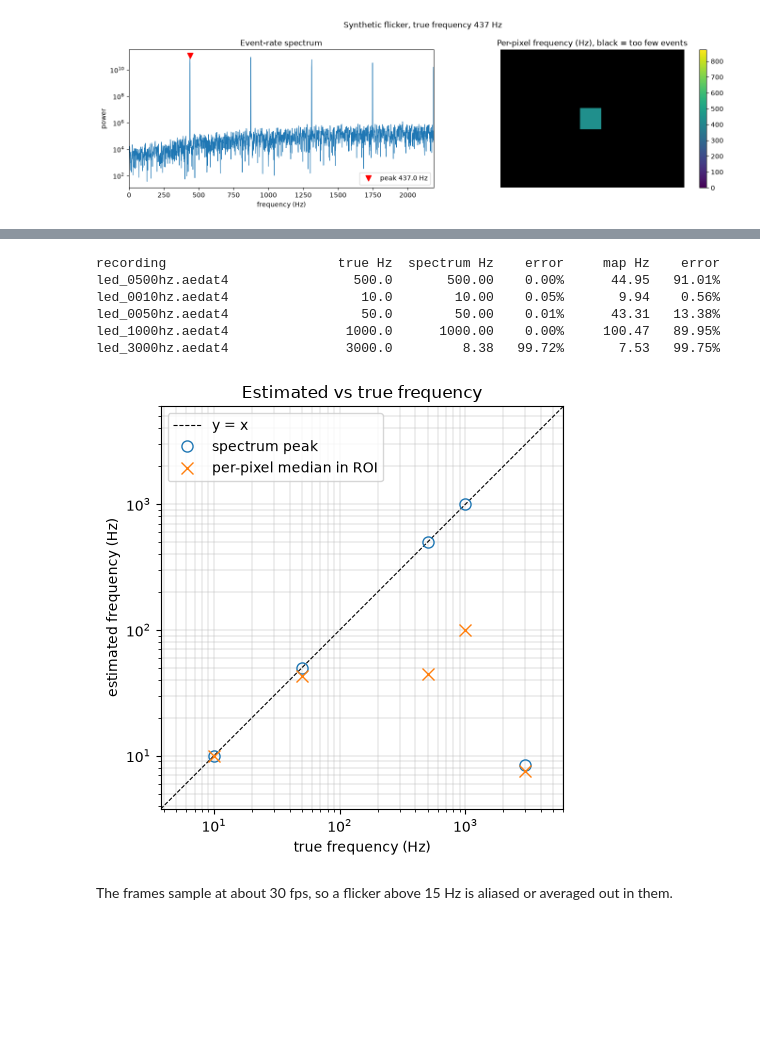
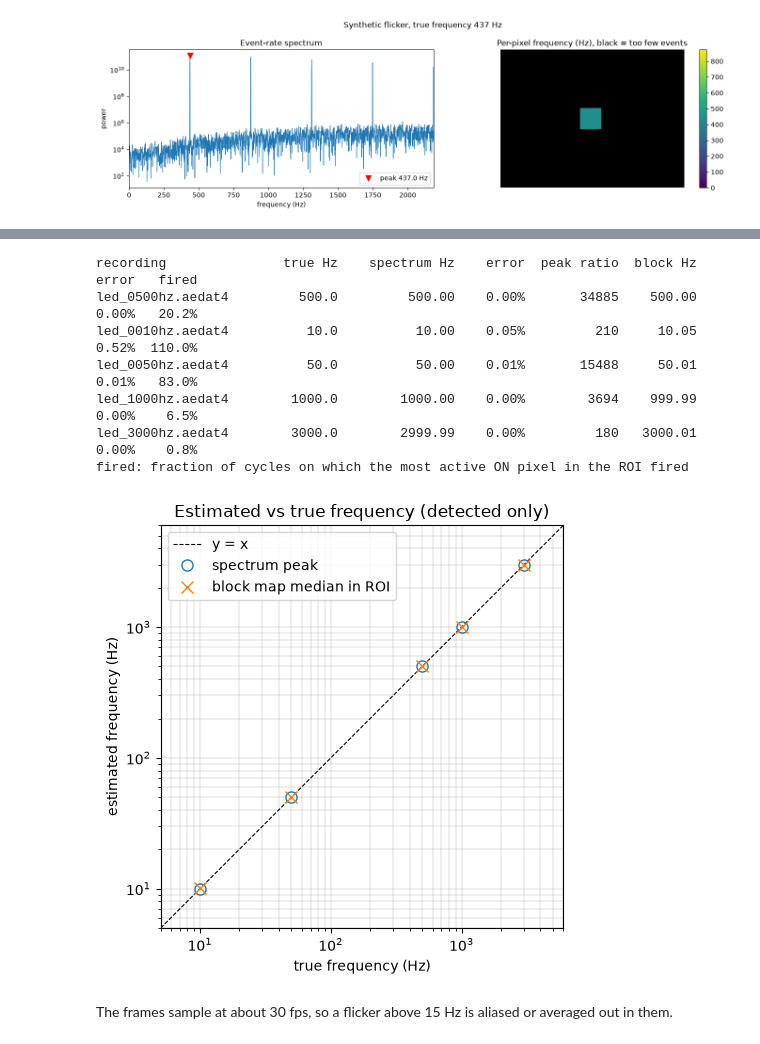
Before and after one commit to allusson/event-perception, a Jupyter notebook: notebooks/04_frequency_estimation.ipynb, the cells around one changed output, grey strips where cells are left out. Saved outputs shown, nothing was run; the diff lists cells and outputs as text; code cells hidden in the pictures; blank space fills up the shorter version.

```diff
--- a/notebooks/04_frequency_estimation.ipynb
+++ b/notebooks/04_frequency_estimation.ipynb
@@ -93,9 +121,11 @@ RECORDINGS = {                 # path -> true frequency in Hz (None if unknown)
 }
 EVENTS_PER_CYCLE = 1    # LED: 1 flash per cycle. A propeller would use its blade count.
 ROI = "auto"            # "auto", None (whole frame) or (x0, y0, x1, y1)
+ROI_OVERRIDE = {}       # path -> (x0, y0, x1, y1); used instead of ROI for that recording
 T_START_S, WINDOW_S = 0.5, 2.0
 POLARITY = 1            # 1 = ON events only
 BIN_US = 50             # event-rate bin; Nyquist = 1 / (2 * BIN_US) = 10 kHz
+BLOCK = 10              # tile side of the block frequency map, pixels
 # %%
 def rel_err(f, f_true):
     return abs(f - f_true) / f_true if f_true else np.nan
@@ -171,34 +234,41 @@ data/led_data/led_3000hz.aedat4: 48,897 events in 2.00 s, sensor 346x260, ROI (9
 # %%
 if not results:
     print("SKIPPED: no recording found.")
 else:
-    print(f"{'recording':<28}{'true Hz':>10}{'spectrum Hz':>13}{'error':>9}{'map Hz':>11}{'error':>9}")
+    print(f"{'recording':<22}{'true Hz':>9}{'spectrum Hz':>15}{'error':>9}{'peak ratio':>12}{'block Hz':>10}{'error':>9}{'fired':>8}")
     for r in results:
         true = "-" if r["true"] is None else f"{r['true']:.1f}"
-        print(f"{os.path.basename(r['path']):<28}{true:>10}{r['spectrum']:>13.2f}{rel_err(r['spectrum'], r['true']):>9.2%}"
-              f"{r['map']:>11.2f}{rel_err(r['map'], r['true']):>9.2%}")
+        spec = f"{r['spectrum']:.2f}" if np.isfinite(r["spectrum"]) else "not detected"
+        err = f"{rel_err(r['spectrum'], r['true']):.2%}" if np.isfinite(r["spectrum"]) else "-"
+        block = f"{r['block']:.2f}" if np.isfinite(r["block"]) else "-"
+        berr = f"{rel_err(r['block'], r['true']):.2%}" if np.isfinite(r["block"]) else "-"
+        fired = f"{r['fired']:.1%}" if np.isfinite(r["fired"]) else "-"
+        print(f"{os.path.basename(r['path']):<22}{true:>9}{spec:>15}{err:>9}{r['ratio']:>12.0f}{block:>10}{berr:>9}{fired:>8}")
+    print("fired: fraction of cycles on which the most active ON pixel in the ROI fired")
 
     known = [r for r in results if r["true"]]
-    if known:
-        true = np.array([r["true"] for r in known], dtype=float)
-        vals = np.r_[true, [v for r in known for v in (r["spectrum"], r["map"]) if np.isfinite(v)]]
+    spec = [r for r in known if np.isfinite(r["spectrum"])]
+    block = [r for r in known if np.isfinite(r["block"])]
+    if spec or block:
+        vals = np.array([r["true"] for r in spec + block] + [r["spectrum"] for r in spec] + [r["block"] for r in block])
         lim = [0.5 * vals.min(), 2 * vals.max()]
         fig, ax = plt.subplots(figsize=(5.5, 5))
         ax.loglog(lim, lim, "k--", lw=0.8, label="y = x")
-        ax.loglog(true, [r["spectrum"] for r in known], "o", ms=8, mfc="none", label="spectrum peak")
-        ax.loglog(true, [r["map"] for r in known], "x", ms=8, label="per-pixel median in ROI")
+        ax.loglog([r["true"] for r in spec], [r["spectrum"] for r in spec], "o", ms=8, mfc="none", label="spectrum peak")
+        ax.loglog([r["true"] for r in block], [r["block"] for r in block], "x", ms=8, label="block map median in ROI")
         ax.set_xlim(lim); ax.set_ylim(lim); ax.set_aspect("equal")
         ax.set_xlabel("true frequency (Hz)"); ax.set_ylabel("estimated frequency (Hz)")
-        ax.set_title("Estimated vs true frequency"); ax.legend(); ax.grid(True, which="both", lw=0.3)
+        ax.set_title("Estimated vs true frequency (detected only)"); ax.legend(); ax.grid(True, which="both", lw=0.3)
         plt.tight_layout(); plt.show()
 # %% [output]
-recording                      true Hz  spectrum Hz    error     map Hz    error
-led_0500hz.aedat4                500.0       500.00    0.00%      44.95   91.01%
-led_0010hz.aedat4                 10.0        10.00    0.05%       9.94    0.56%
-led_0050hz.aedat4                 50.0        50.00    0.01%      43.31   13.38%
-led_1000hz.aedat4               1000.0      1000.00    0.00%     100.47   89.95%
-led_3000hz.aedat4               3000.0         8.38   99.72%       7.53   99.75%
+recording               true Hz    spectrum Hz    error  peak ratio  block Hz    error   fired
+led_0500hz.aedat4         500.0         500.00    0.00%       34885    500.00    0.00%   20.2%
+led_0010hz.aedat4          10.0          10.00    0.05%         210     10.05    0.52%  110.0%
+led_0050hz.aedat4          50.0          50.00    0.01%       15488     50.01    0.01%   83.0%
+led_1000hz.aedat4        1000.0        1000.00    0.00%        3694    999.99    0.00%    6.5%
+led_3000hz.aedat4        3000.0        2999.99    0.00%         180   3000.01    0.00%    0.8%
+fired: fraction of cycles on which the most active ON pixel in the ROI fired
-[figure, old version]
+[figure, new version]
 # %% [markdown]
 The frames sample at about 30 fps, so a flicker above 15 Hz is aliased or averaged out in them.
 # %%
```
Also changed, not shown: parts of 8 cells of this notebook, 2 other files.
